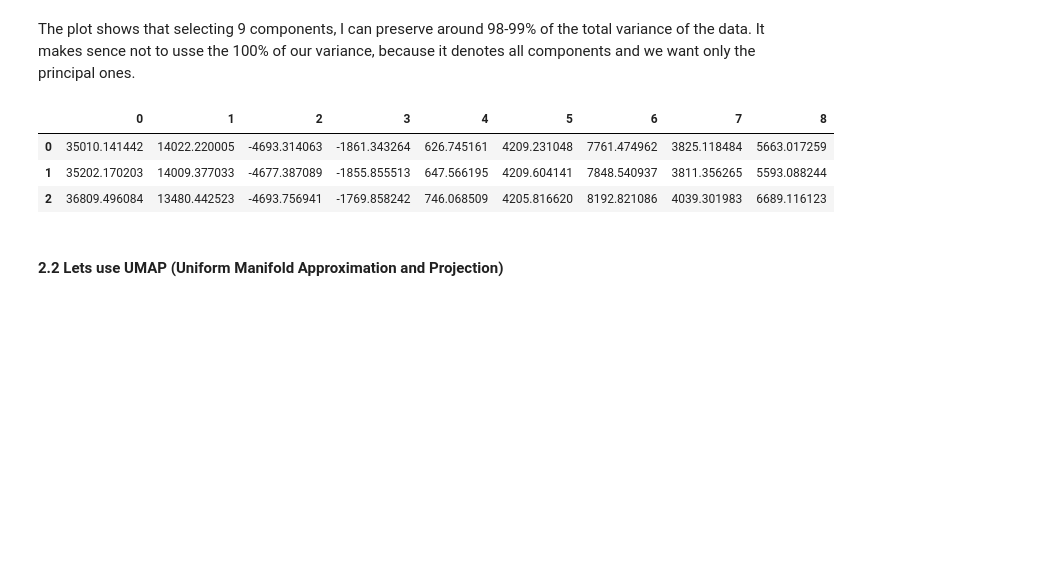
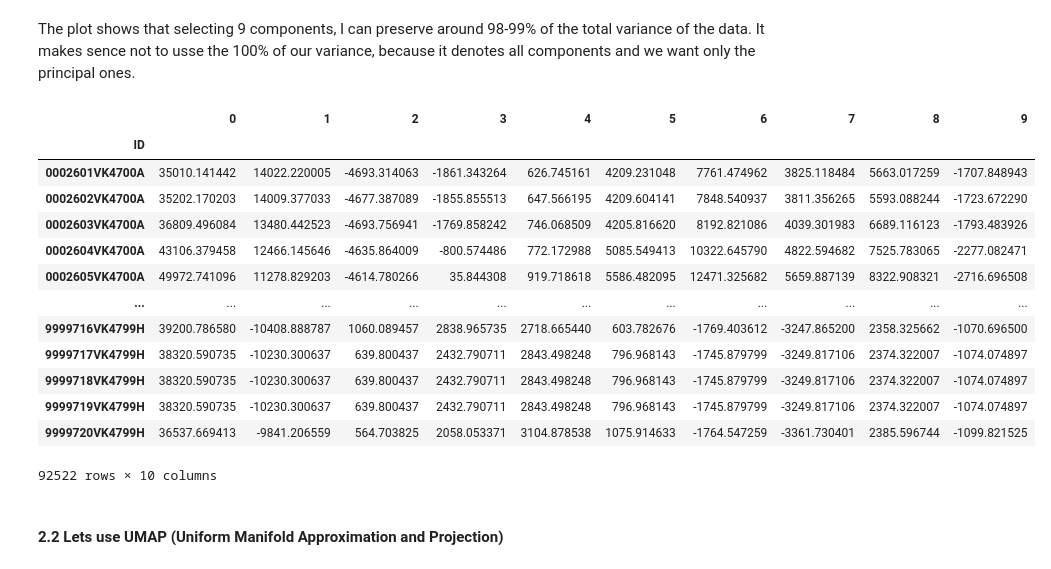
Before and after one commit to LAMDAMielgo/ih_datamadpt_FinalProyect, a Jupyter notebook: models/011 KMeans.ipynb, the cells around one changed output. Drawn from its saved outputs; the diff is of its cells as text; code cells hidden in the pictures; blank space fills up the shorter version.

```diff
--- a/models/011 KMeans.ipynb
+++ b/models/011 KMeans.ipynb
@@ -177,15 +179,30 @@ plt.show()
    The plot shows that selecting 9 components, I can preserve around 98-99% of the total variance of the data. It makes sence not to usse the 100% of our variance, because it denotes all components and we want only the principal ones.
 # %%
 # Optimum analysis
-geodata_pca = PCA(n_components = 9)
+geodata_pca = PCA(n_components = 10)
 madrid_pca_gdf = geodata_pca.fit_transform(madrid_gdf[mad_cols_df])
-# %%
-pd.DataFrame(madrid_pca_gdf).head(3)
-# %% [output]
-|  | 0 | 1 | 2 | 3 | 4 | 5 | 6 | 7 | 8 |
-| 0 | 35010.141442 | 14022.220005 | -4693.314063 | -1861.343264 | 626.745161 | 4209.231048 | 7761.474962 | 3825.118484 | 5663.017259 |
-| 1 | 35202.170203 | 14009.377033 | -4677.387089 | -1855.855513 | 647.566195 | 4209.604141 | 7848.540937 | 3811.356265 | 5593.088244 |
-| 2 | 36809.496084 | 13480.442523 | -4693.756941 | -1769.858242 | 746.068509 | 4205.816620 | 8192.821086 | 4039.301983 | 6689.116123 |
+# %%
+madrid_pca = pd.DataFrame(madrid_pca_gdf)
+
+madrid_pca['ID'] = madrid_gdf.reset_index()['ID']
+madrid_pca.set_index('ID', inplace = True)
+
+madrid_pca
+# %% [output]
+|  | 0 | 1 | 2 | 3 | 4 | 5 | 6 | 7 | 8 | 9 |
+| ID |  |  |  |  |  |  |  |  |  |  |
+| 0002601VK4700A | 35010.141442 | 14022.220005 | -4693.314063 | -1861.343264 | 626.745161 | 4209.231048 | 7761.474962 | 3825.118484 | 5663.017259 | -1707.848943 |
+| 0002602VK4700A | 35202.170203 | 14009.377033 | -4677.387089 | -1855.855513 | 647.566195 | 4209.604141 | 7848.540937 | 3811.356265 | 5593.088244 | -1723.672290 |
+| 0002603VK4700A | 36809.496084 | 13480.442523 | -4693.756941 | -1769.858242 | 746.068509 | 4205.816620 | 8192.821086 | 4039.301983 | 6689.116123 | -1793.483926 |
+| 0002604VK4700A | 43106.379458 | 12466.145646 | -4635.864009 | -800.574486 | 772.172988 | 5085.549413 | 10322.645790 | 4822.594682 | 7525.783065 | -2277.082471 |
+| 0002605VK4700A | 49972.741096 | 11278.829203 | -4614.780266 | 35.844308 | 919.718618 | 5586.482095 | 12471.325682 | 5659.887139 | 8322.908321 | -2716.696508 |
+| ... | ... | ... | ... | ... | ... | ... | ... | ... | ... | ... |
+| 9999716VK4799H | 39200.786580 | -10408.888787 | 1060.089457 | 2838.965735 | 2718.665440 | 603.782676 | -1769.403612 | -3247.865200 | 2358.325662 | -1070.696500 |
+| 9999717VK4799H | 38320.590735 | -10230.300637 | 639.800437 | 2432.790711 | 2843.498248 | 796.968143 | -1745.879799 | -3249.817106 | 2374.322007 | -1074.074897 |
+| 9999718VK4799H | 38320.590735 | -10230.300637 | 639.800437 | 2432.790711 | 2843.498248 | 796.968143 | -1745.879799 | -3249.817106 | 2374.322007 | -1074.074897 |
+| 9999719VK4799H | 38320.590735 | -10230.300637 | 639.800437 | 2432.790711 | 2843.498248 | 796.968143 | -1745.879799 | -3249.817106 | 2374.322007 | -1074.074897 |
+| 9999720VK4799H | 36537.669413 | -9841.206559 | 564.703825 | 2058.053371 | 3104.878538 | 1075.914633 | -1764.547259 | -3361.730401 | 2385.596744 | -1099.821525 |
+92522 rows × 10 columns
 # %% [markdown]
 #### 2.2 Lets use UMAP (Uniform Manifold Approximation and Projection)
 # %% [markdown]
```
Also changed, not shown: parts of 26 cells of this notebook.
